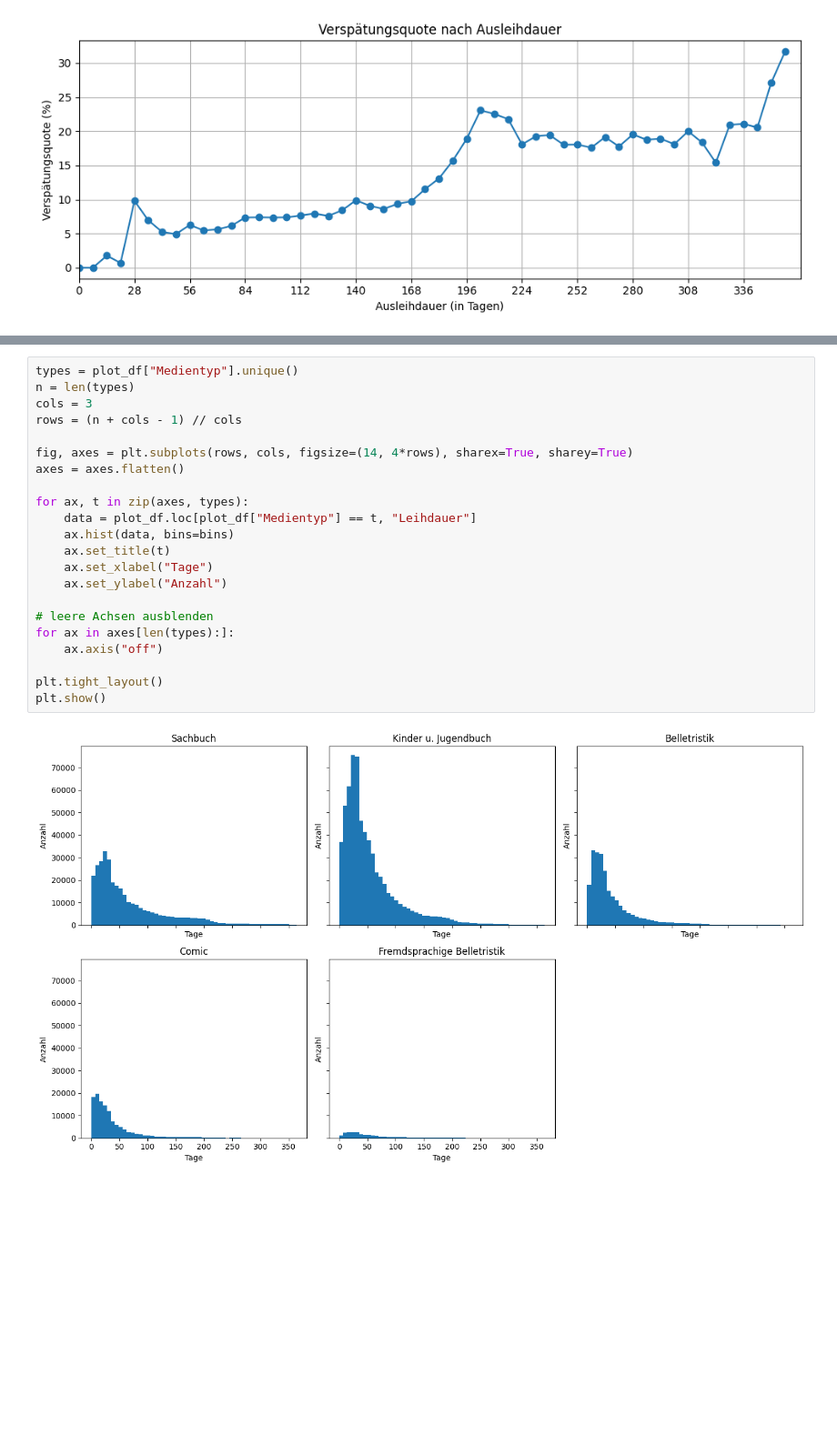
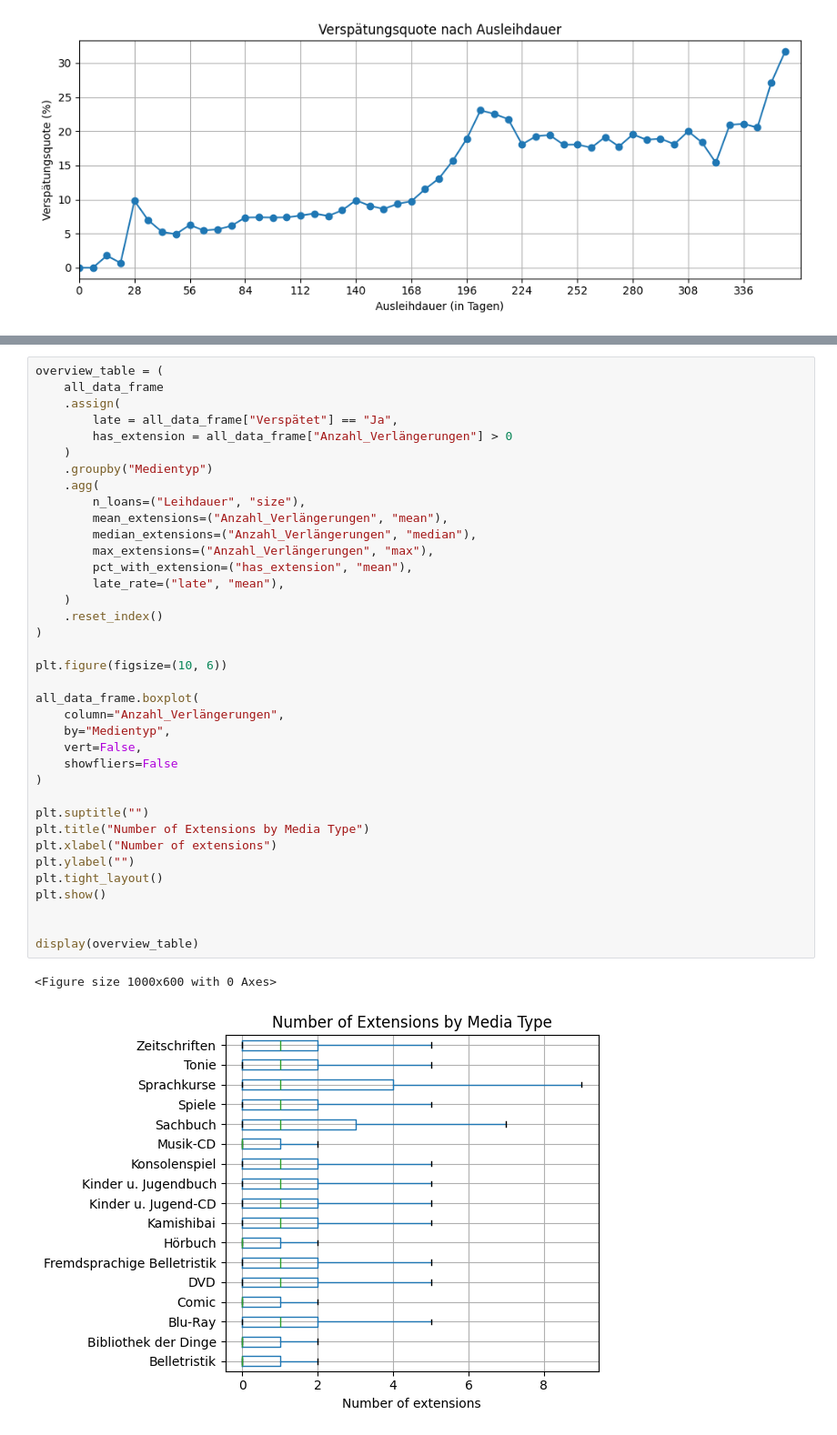
Before and after one commit to RobinAllgeier/Data_Literacy, a Jupyter notebook: notebooks/nr-notebook.ipynb, the cells around one changed output, grey strips where cells are left out. Shown at 91% size. Saved outputs shown, nothing was run; the diff lists cells and outputs as text; blank space fills up the shorter version.

Commit message:
add seaborn for heatmaps, add visualizations for extensions

```diff
--- a/notebooks/nr-notebook.ipynb
+++ b/notebooks/nr-notebook.ipynb
@@ -311,24 +312,40 @@ plt.show()
 # %%
-types = plot_df["Medientyp"].unique()
-n = len(types)
-cols = 3
-rows = (n + cols - 1) // cols
+overview_table = (
+    all_data_frame
+    .assign(
+        late = all_data_frame["Verspätet"] == "Ja",
+        has_extension = all_data_frame["Anzahl_Verlängerungen"] > 0
+    )
+    .groupby("Medientyp")
+    .agg(
+        n_loans=("Leihdauer", "size"),
+        mean_extensions=("Anzahl_Verlängerungen", "mean"),
+        median_extensions=("Anzahl_Verlängerungen", "median"),
+        max_extensions=("Anzahl_Verlängerungen", "max"),
+        pct_with_extension=("has_extension", "mean"),
+        late_rate=("late", "mean"),
+    )
+    .reset_index()
+)
 
-fig, axes = plt.subplots(rows, cols, figsize=(14, 4*rows), sharex=True, sharey=True)
-axes = axes.flatten()
+plt.figure(figsize=(10, 6))
 
-for ax, t in zip(axes, types):
-    data = plot_df.loc[plot_df["Medientyp"] == t, "Leihdauer"]
-    ax.hist(data, bins=bins)
-    ax.set_title(t)
-    ax.set_xlabel("Tage")
-    ax.set_ylabel("Anzahl")
+all_data_frame.boxplot(
+    column="Anzahl_Verlängerungen",
+    by="Medientyp",
+    vert=False,
+    showfliers=False
+)
 
-# leere Achsen ausblenden
-for ax in axes[len(types):]:
-    ax.axis("off")
-
+plt.suptitle("")
+plt.title("Number of Extensions by Media Type")
+plt.xlabel("Number of extensions")
+plt.ylabel("")
 plt.tight_layout()
 plt.show()
+
+
+display(overview_table)
 # %% [output]
+<Figure size 1000x600 with 0 Axes>
-[figure, old version]
+[figure, new version]
```
Also changed, not shown: parts of 14 cells of this notebook, 1 other file.
